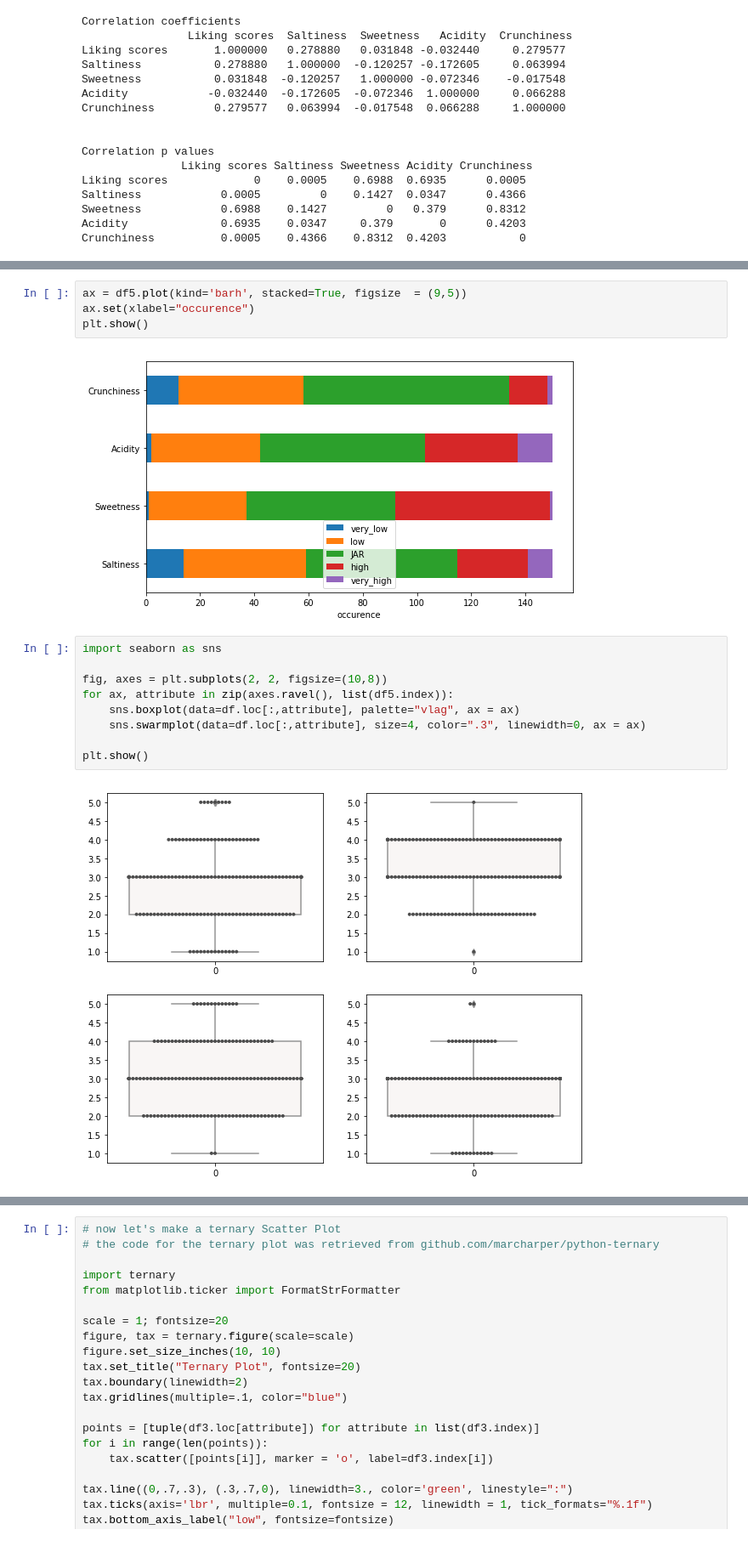
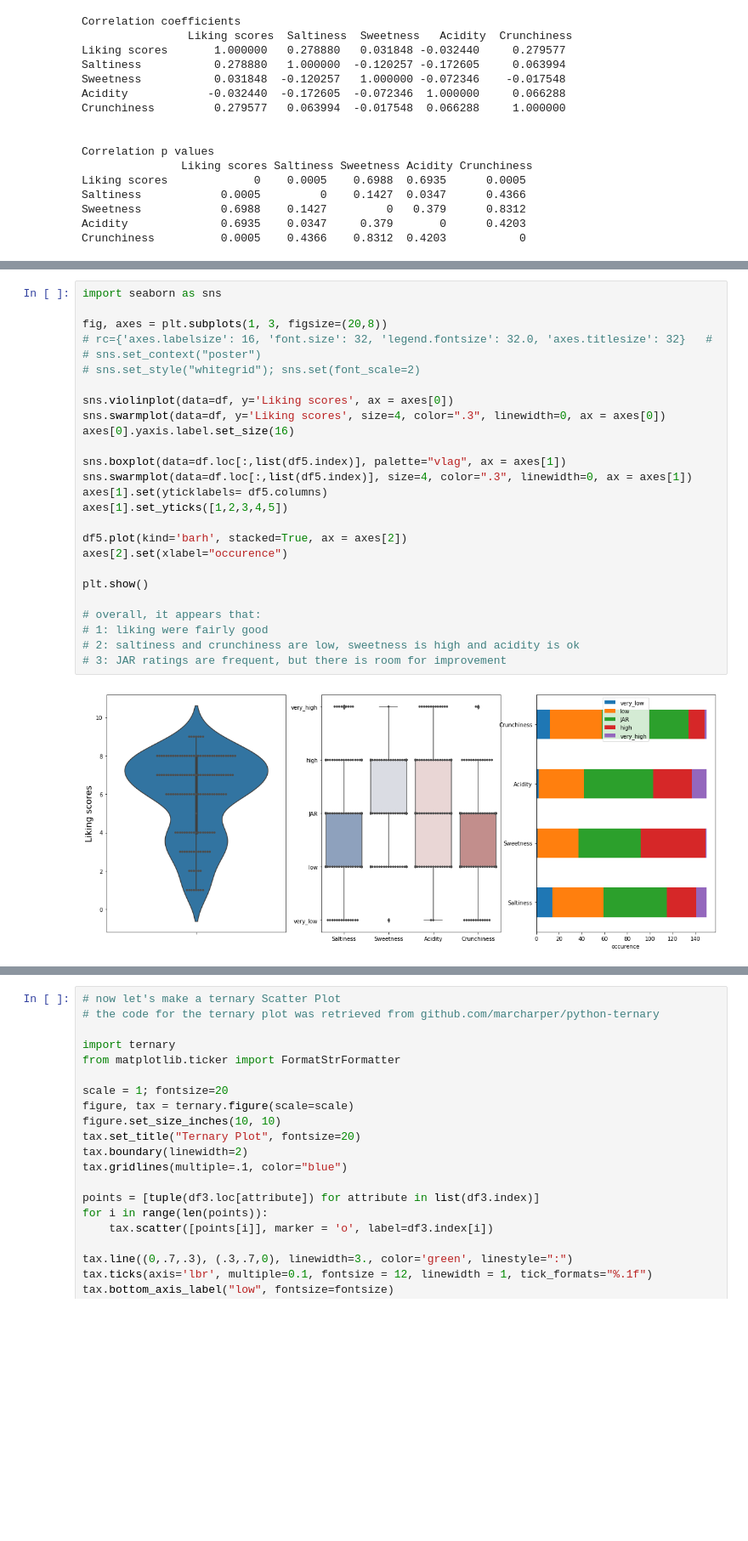
Before and after one commit to aleva85/Projects, a Jupyter notebook: SensoryDataScience_JAR-scales/JAR_analysis.ipynb, the cells around one changed output, grey strips where cells are left out. Shown at 85% size. Drawn from its saved outputs; the diff is of its cells as text; blank space fills up the shorter version.

```diff
--- a/SensoryDataScience_JAR-scales/JAR_analysis.ipynb
+++ b/SensoryDataScience_JAR-scales/JAR_analysis.ipynb
@@ -85,21 +85,32 @@ df5
 | Sweetness | 1 | 36 | 55 | 57 | 1 |
 | Acidity | 2 | 40 | 61 | 34 | 13 |
 | Crunchiness | 12 | 46 | 76 | 14 | 2 |
-# %%
-ax = df5.plot(kind='barh', stacked=True, figsize  = (9,5))
-ax.set(xlabel="occurence")
-plt.show()
-# %% [output]
-[figure, removed]
-# %%
-import seaborn as sns
-
-fig, axes = plt.subplots(2, 2, figsize=(10,8))
-for ax, attribute in zip(axes.ravel(), list(df5.index)):
-    sns.boxplot(data=df.loc[:,attribute], palette="vlag", ax = ax)
-    sns.swarmplot(data=df.loc[:,attribute], size=4, color=".3", linewidth=0, ax = ax)
-
-plt.show()
-# %% [output]
-[figure, removed]
+# %%
+import seaborn as sns
+
+fig, axes = plt.subplots(1, 3, figsize=(20,8))
+# rc={'axes.labelsize': 16, 'font.size': 32, 'legend.fontsize': 32.0, 'axes.titlesize': 32}   #
+# sns.set_context("poster")
+# sns.set_style("whitegrid"); sns.set(font_scale=2)
+
+sns.violinplot(data=df, y='Liking scores', ax = axes[0])
+sns.swarmplot(data=df, y='Liking scores', size=4, color=".3", linewidth=0, ax = axes[0])
+axes[0].yaxis.label.set_size(16)
+
+sns.boxplot(data=df.loc[:,list(df5.index)], palette="vlag", ax = axes[1])
+sns.swarmplot(data=df.loc[:,list(df5.index)], size=4, color=".3", linewidth=0, ax = axes[1])
+axes[1].set(yticklabels= df5.columns)
+axes[1].set_yticks([1,2,3,4,5])
+
+df5.plot(kind='barh', stacked=True, ax = axes[2])
+axes[2].set(xlabel="occurence")
+
+plt.show()
+
+# overall, it appears that:
+# 1: liking were fairly good
+# 2: saltiness and crunchiness are low, sweetness is high and acidity is ok
+# 3: JAR ratings are frequent, but there is room for improvement
+# %% [output]
+[figure, added]
 # %%
```
Also changed, not shown: parts of 2 cells of this notebook, 5 other files.
